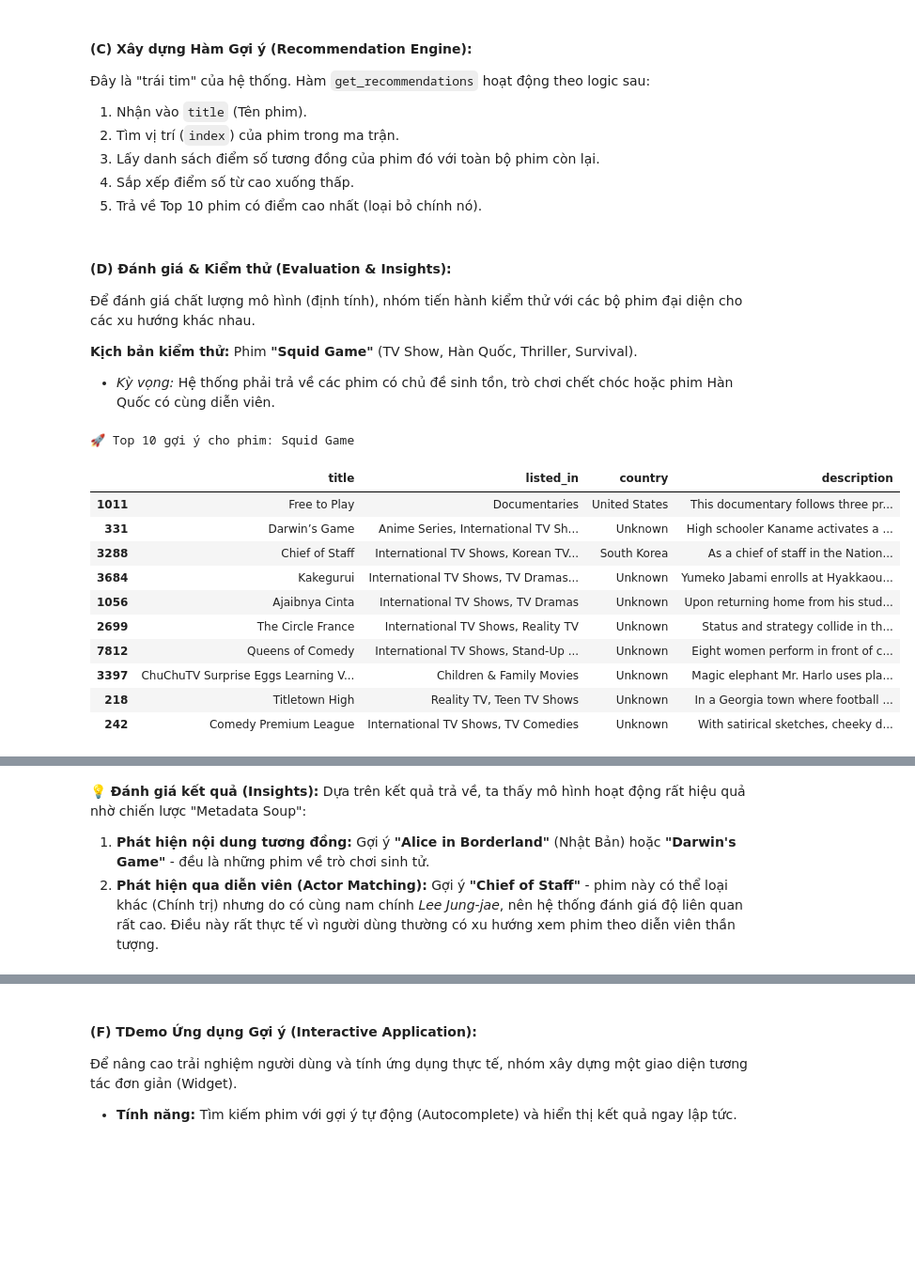
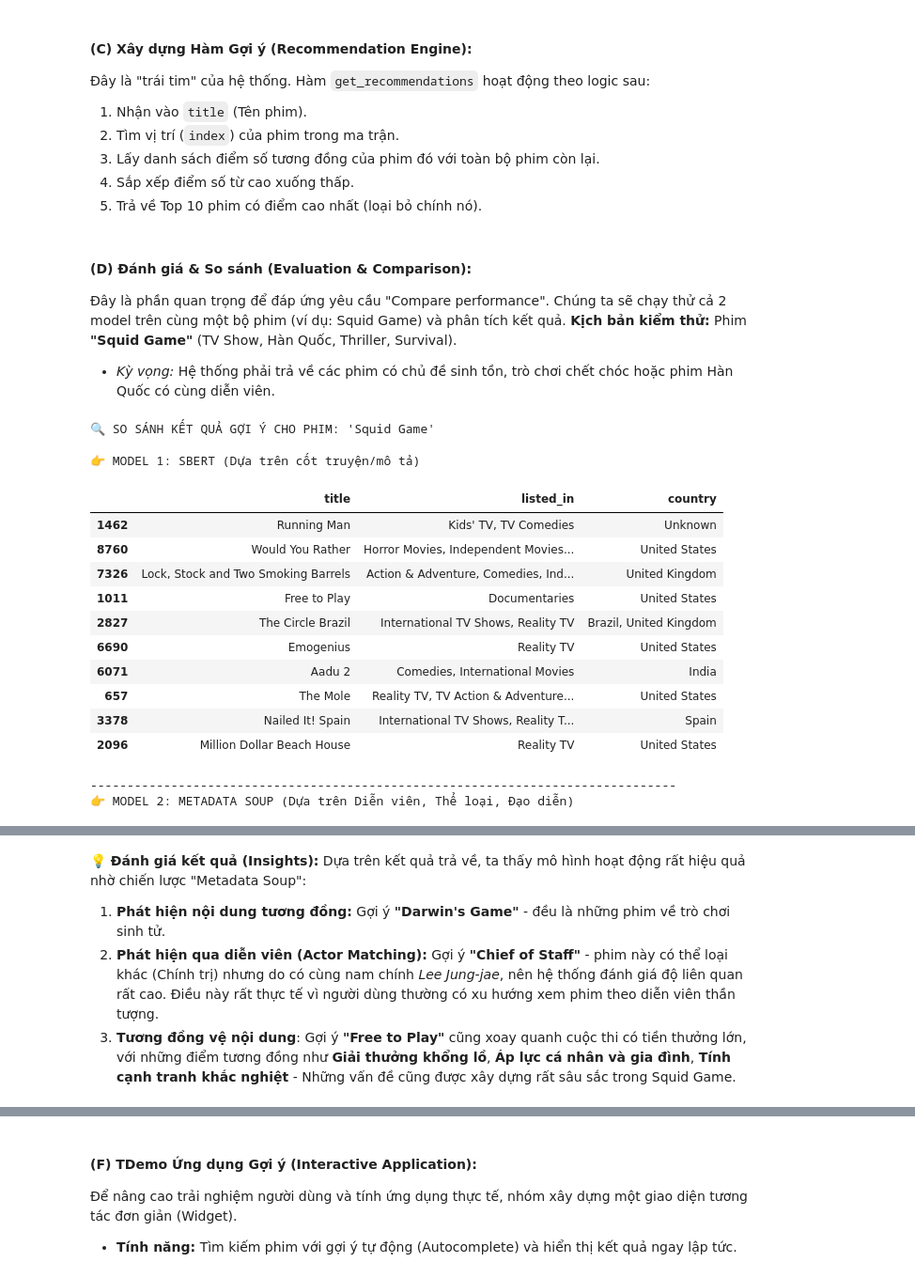
Before and after one commit to trungkienjjj/ds-netflix-analysis, a Jupyter notebook: final_Hieu.ipynb, the cells around one changed output, grey strips where cells are left out. Shown at 94% size. Drawn from its saved outputs; the diff is of its cells as text; code cells hidden in the pictures; blank space fills up the shorter version.

```diff
--- a/final_Hieu.ipynb
+++ b/final_Hieu.ipynb
@@ -1515,50 +1509,67 @@ print(f"✅ Hoàn tất xây dựng model. Kích thước ma trận: {cosine_sim
 4.  Sắp xếp điểm số từ cao xuống thấp.
 5.  Trả về Top 10 phim có điểm cao nhất (loại bỏ chính nó).
 # %%
-def get_recommendations(title, cosine_sim=cosine_sim):
+def get_recommendations_v2(title, model_type='soup'):
+    """
+    Hàm gợi ý phim với tùy chọn model.
+    model_type: 'soup' (Metadata) hoặc 'sbert' (Content)
+    """
     try:
-        # Lấy index của phim từ tên phim
         idx = indices[title]
     except KeyError:
-        return "❌ Lỗi: Không tìm thấy phim trong cơ sở dữ liệu."
+        return None
 
-    # Lấy danh sách điểm tương đồng (enumerate để giữ lại index gốc)
-    sim_scores = list(enumerate(cosine_sim[idx]))
+    # Chọn ma trận tương đồng dựa trên model được yêu cầu
+    if model_type == 'sbert':
+        sim_scores = list(enumerate(sim_matrix_sbert[idx]))
+    else:
+        sim_scores = list(enumerate(sim_matrix_soup[idx]))
 
-    # Sắp xếp giảm dần theo điểm số (score)
+    # Sắp xếp giảm dần
     sim_scores = sorted(sim_scores, key=lambda x: x[1], reverse=True)
 
-    # Lấy 10 phim tốt nhất (bỏ phần tử index 0 vì là chính phim đang xét)
+    # Lấy top 10 (bỏ chính nó)
     sim_scores = sim_scores[1:11]
-
-    # Lấy các chỉ số (indices) của phim
     movie_indices = [i[0] for i in sim_scores]
 
-    # Trả về DataFrame kết quả với các thông tin gốc để dễ so sánh
-    # Lưu ý: Trả về tên gốc (df) chứ không phải tên đã xử lý (df_recsys)
-    return df.iloc[movie_indices][['title', 'listed_in', 'country', 'description']]
+    # Trả về kết quả kèm theo tên cột để dễ phân biệt
+    return df.iloc[movie_indices][['title', 'listed_in', 'country']]
 # %% [markdown]
-#### **(D) Đánh giá & Kiểm thử (Evaluation & Insights)**:
+#### **(D) Đánh giá & So sánh (Evaluation & Comparison)**:
 
-Để đánh giá chất lượng mô hình (định tính), nhóm tiến hành kiểm thử với các bộ phim đại diện cho các xu hướng khác nhau.
-
+Đây là phần quan trọng để đáp ứng yêu cầu "Compare performance". Chúng ta sẽ chạy thử cả 2 model trên cùng một bộ phim (ví dụ: Squid Game) và phân tích kết quả.
 **Kịch bản kiểm thử:** Phim **"Squid Game"** (TV Show, Hàn Quốc, Thriller, Survival).
 * *Kỳ vọng:* Hệ thống phải trả về các phim có chủ đề sinh tồn, trò chơi chết chóc hoặc phim Hàn Quốc có cùng diễn viên.
 # %%
-# Kiểm thử mô hình
 target_movie = 'Squid Game'
-print(f"🚀 Top 10 gợi ý cho phim: {target_movie}")
-display(get_recommendations(target_movie))
+
+print(f"🔍 SO SÁNH KẾT QUẢ GỢI Ý CHO PHIM: '{target_movie}'\n")
+
+# 1. Kết quả từ Model SBERT (Dựa trên nội dung cốt truyện)
+print("👉 MODEL 1: SBERT (Dựa trên cốt truyện/mô tả)")
+res_sbert = get_recommendations_v2(target_movie, model_type='sbert')
+display(res_sbert)
+
+print("-" * 80)
+
+# 2. Kết quả từ Model Soup (Dựa trên Metadata)
+print("👉 MODEL 2: METADATA SOUP (Dựa trên Diễn viên, Thể loại, Đạo diễn)")
+res_soup = get_recommendations_v2(target_movie, model_type='soup')
+display(res_soup)
 # %% [output]
-🚀 Top 10 gợi ý cho phim: Squid Game
+🔍 SO SÁNH KẾT QUẢ GỢI Ý CHO PHIM: 'Squid Game'
+
+👉 MODEL 1: SBERT (Dựa trên cốt truyện/mô tả)
-|  | title | listed_in | country | description |
-| 1011 | Free to Play | Documentaries | United States | This documentary follows three pr... |
-| 331 | Darwin’s Game | Anime Series, International TV Sh... | Unknown | High schooler Kaname activates a ... |
-| 3288 | Chief of Staff | International TV Shows, Korean TV... | South Korea | As a chief of staff in the Nation... |
-| 3684 | Kakegurui | International TV Shows, TV Dramas... | Unknown | Yumeko Jabami enrolls at Hyakkaou... |
-| 1056 | Ajaibnya Cinta | International TV Shows, TV Dramas | Unknown | Upon returning home from his stud... |
-| 2699 | The Circle France | International TV Shows, Reality TV | Unknown | Status and strategy collide in th... |
-| 7812 | Queens of Comedy | International TV Shows, Stand-Up ... | Unknown | Eight women perform in front of c... |
-| 3397 | ChuChuTV Surprise Eggs Learning V... | Children & Family Movies | Unknown | Magic elephant Mr. Harlo uses pla... |
-| 218 | Titletown High | Reality TV, Teen TV Shows | Unknown | In a Georgia town where football ... |
-| 242 | Comedy Premium League | International TV Shows, TV Comedies | Unknown | With satirical sketches, cheeky d... |
+|  | title | listed_in | country |
+| 1462 | Running Man | Kids' TV, TV Comedies | Unknown |
+| 8760 | Would You Rather | Horror Movies, Independent Movies... | United States |
+| 7326 | Lock, Stock and Two Smoking Barrels | Action & Adventure, Comedies, Ind... | United Kingdom |
+| 1011 | Free to Play | Documentaries | United States |
+| 2827 | The Circle Brazil | International TV Shows, Reality TV | Brazil, United Kingdom |
+| 6690 | Emogenius | Reality TV | United States |
+| 6071 | Aadu 2 | Comedies, International Movies | India |
+| 657 | The Mole | Reality TV, TV Action & Adventure... | United States |
+| 3378 | Nailed It! Spain | International TV Shows, Reality T... | Spain |
+| 2096 | Million Dollar Beach House | Reality TV | United States |
+--------------------------------------------------------------------------------
+👉 MODEL 2: METADATA SOUP (Dựa trên Diễn viên, Thể loại, Đạo diễn)
@@ -1565,5 +1587,6 @@ display(get_recommendations(target_movie))
 # %% [markdown]
 **💡 Đánh giá kết quả (Insights):**
 Dựa trên kết quả trả về, ta thấy mô hình hoạt động rất hiệu quả nhờ chiến lược "Metadata Soup":
-1.  **Phát hiện nội dung tương đồng:** Gợi ý **"Alice in Borderland"** (Nhật Bản) hoặc **"Darwin's Game"** - đều là những phim về trò chơi sinh tử.
+1.  **Phát hiện nội dung tương đồng:** Gợi ý **"Darwin's Game"** - đều là những phim về trò chơi sinh tử.
 2.  **Phát hiện qua diễn viên (Actor Matching):** Gợi ý **"Chief of Staff"** - phim này có thể loại khác (Chính trị) nhưng do có cùng nam chính *Lee Jung-jae*, nên hệ thống đánh giá độ liên quan rất cao. Điều này rất thực tế vì người dùng thường có xu hướng xem phim theo diễn viên thần tượng.
+3.  **Tương đồng vệ nội dung**: Gợi ý **"Free to Play"** cũng xoay quanh cuộc thi có tiền thưởng lớn, với những điểm tương đồng như **Giải thưởng khổng lồ**, **Áp lực cá nhân và gia đình**, **Tính cạnh tranh khắc nghiệt** - Những vấn đề cũng được xây dựng rất sâu sắc trong Squid Game.
```
Also changed, not shown: parts of 9 cells of this notebook.
